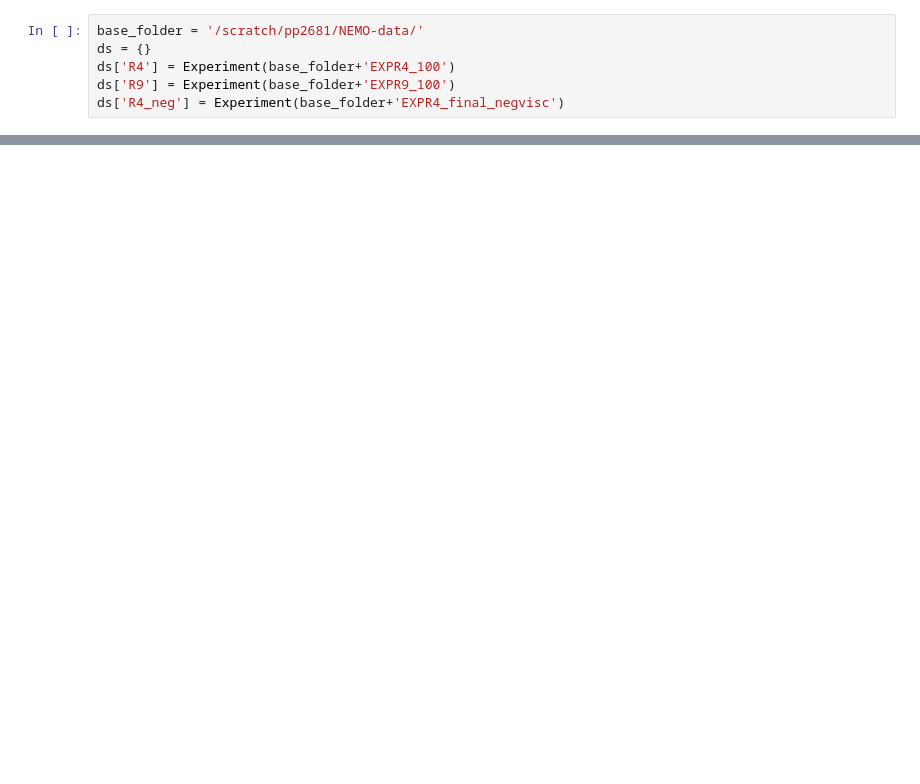
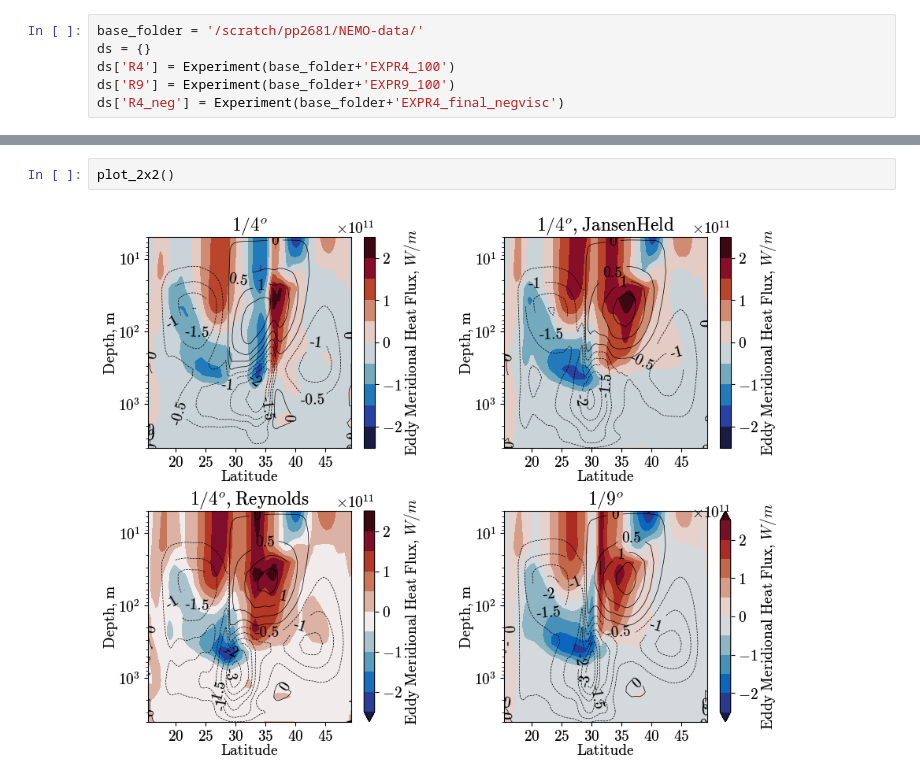
Before and after one commit to Pperezhogin/NEMO-Reynolds, a Jupyter notebook: best-experiment.ipynb, the cells around one changed output, grey strips where cells are left out. Drawn from its saved outputs; the diff is of its cells as text; blank space fills up the shorter version.

```diff
--- a/best-experiment.ipynb
+++ b/best-experiment.ipynb
@@ -51,0 +66,4 @@ plt.savefig('R4_SST.pdf')
+# %%
+plot_2x2()
+# %% [output]
+[figure, added]
```
Also changed, not shown: parts of 20 cells of this notebook, 1 other file.
